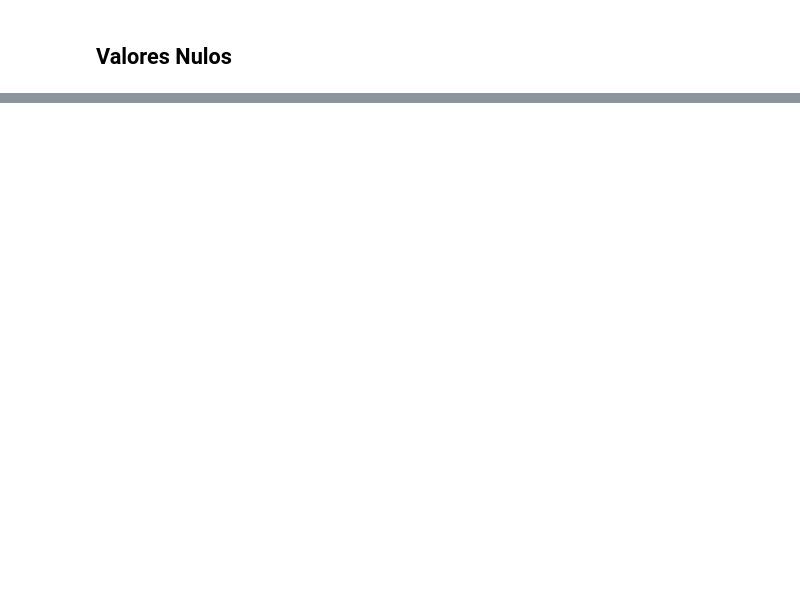
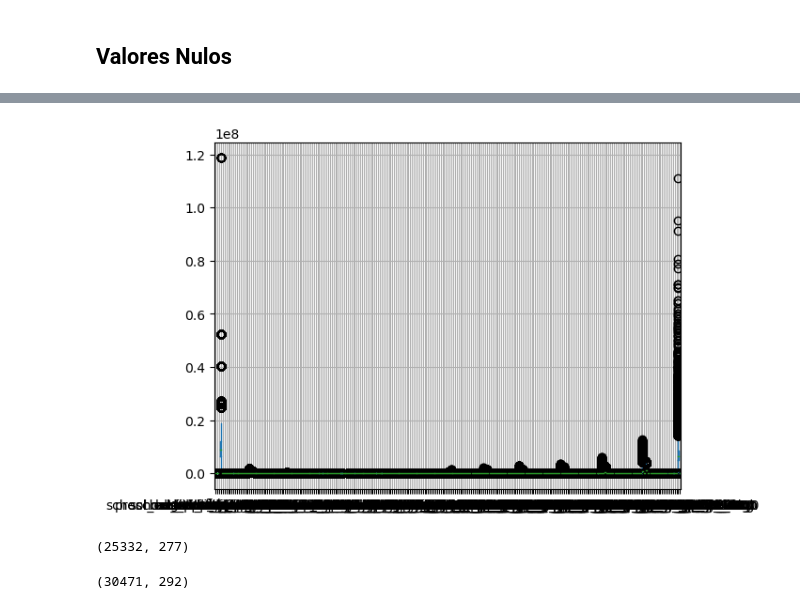
Before and after one commit to Ironhack-Data-Madrid-Julio-2023/apuntes_clase, a Jupyter notebook: semana_2/4.1 - Data Cleaning 2.ipynb, the cells around one changed output, grey strips where cells are left out. Drawn from its saved outputs; the diff is of its cells as text; code cells hidden in the pictures; blank space fills up the shorter version.

```diff
--- a/semana_2/4.1 - Data Cleaning 2.ipynb
+++ b/semana_2/4.1 - Data Cleaning 2.ipynb
@@ -839,0 +886,2 @@ df.describe(include='all').T.head()
+# %%
+df = df.drop(columns = nan_cols[nan_cols>20].index)
@@ -839,0 +910,16 @@ df.describe(include='all').T.head()
+# %%
+# desglosado
+
+
+num_nan = []
+
+for fila in df.itertuples():
+
+    check = []
+
+    for e in fila:
+        check.append(pd.isna(e))
+
+    num_nan.append(sum(check))
+
+num_nan[:5]
@@ -839,0 +936,5 @@ df.describe(include='all').T.head()
+# %%
+df['num_nan'] = [sum([pd.isna(e) for e in fila])
+                 for fila in df.itertuples()]
+
+df.head()
@@ -839,0 +974,6 @@ df.describe(include='all').T.head()
+# %%
+# borro las filas que tenga mas de 10 nulos
+
+df = df[df.num_nan<10]
+
+df.shape
@@ -839,0 +1003,4 @@ df.describe(include='all').T.head()
+# %%
+df.boxplot();
+# %% [output]
+[figure, added]
@@ -839,0 +1009,8 @@ df.describe(include='all').T.head()
+# %%
+df.shape
+# %% [output]
+(25332, 277)
+# %%
+df_ori.shape
+# %% [output]
+(30471, 292)
```
Also changed, not shown: parts of 21 cells of this notebook.
